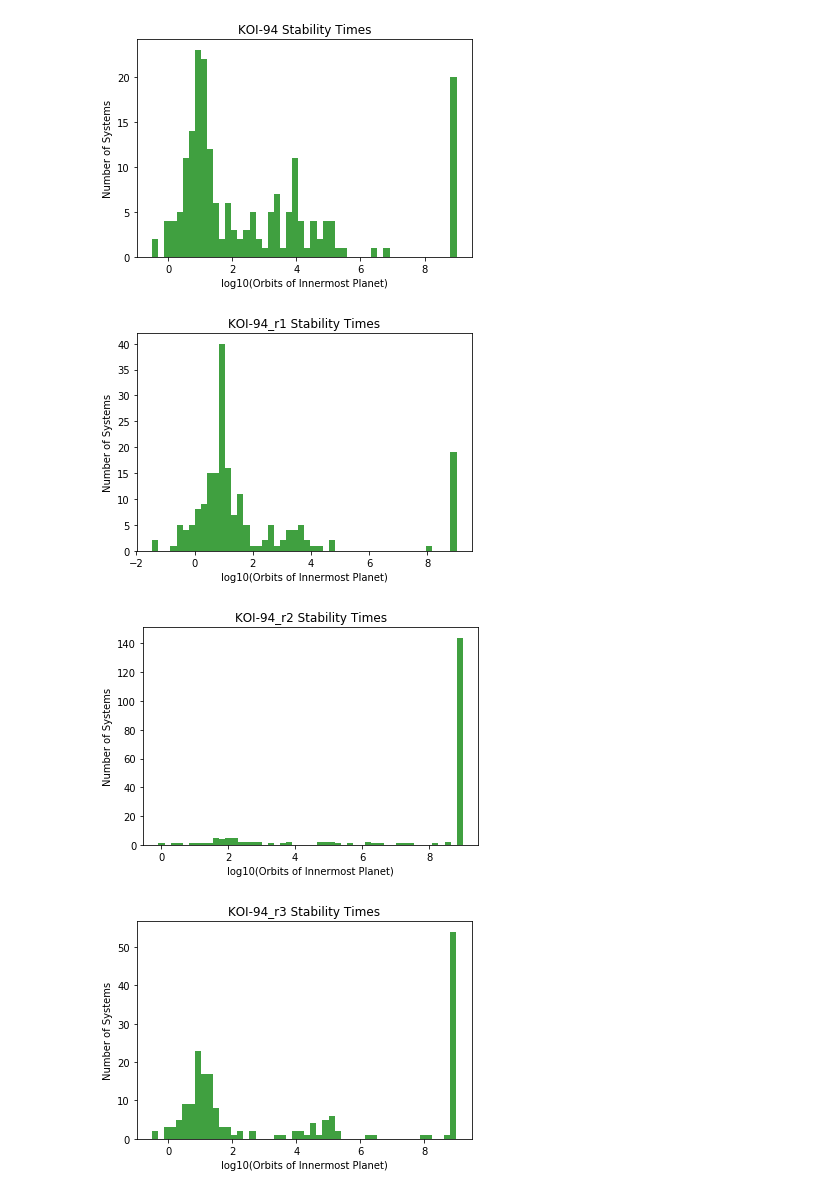
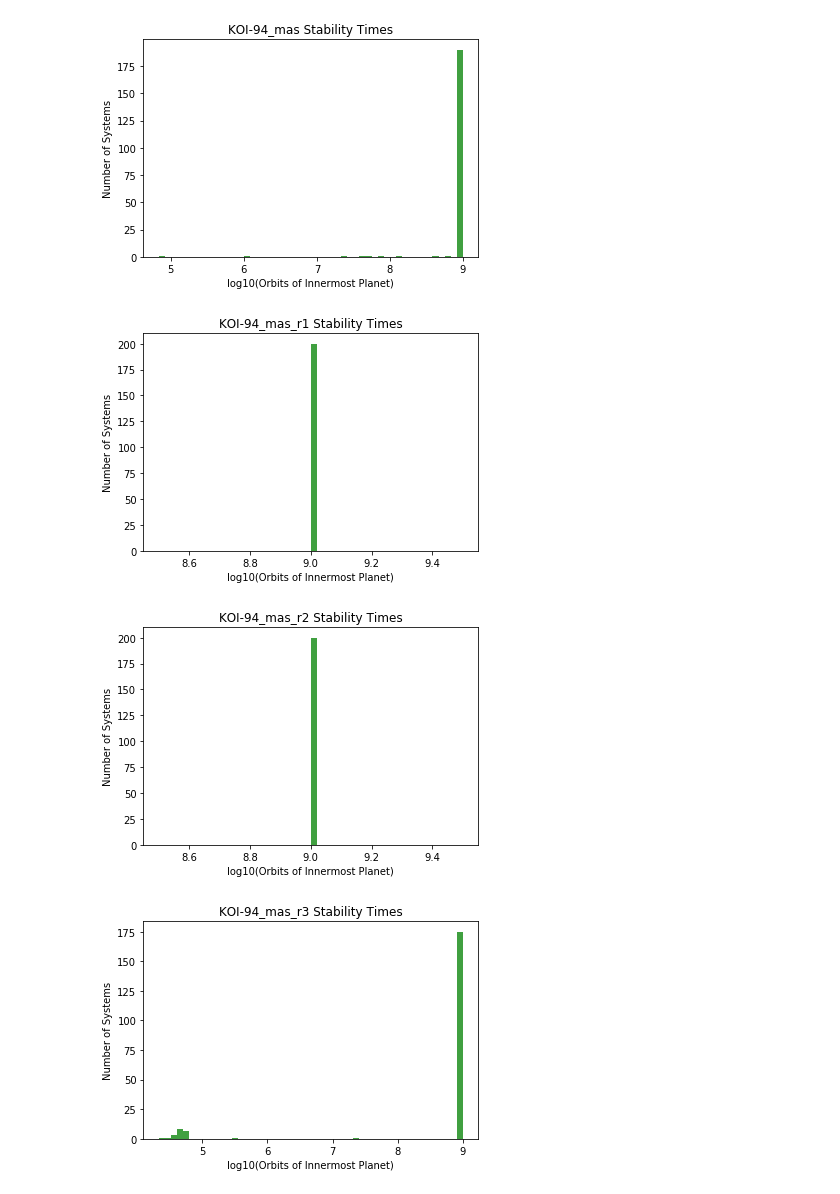
Before and after one commit to christiangil/ML-Stability, a Jupyter notebook: KOI-94 Testing.ipynb, the cells around one changed output. Cells and saved outputs as stored; diff of their text form; code cells hidden in the pictures.

```diff
--- a/KOI-94 Testing.ipynb
+++ b/KOI-94 Testing.ipynb
@@ -16,13 +16,12 @@ def collision(reb_sim, col):
     return 0
 
 #Choose which of the 200 simulations to plot
-#for example, 165 lasted a long time, 145 and 150 didn't
-id_ = int(150)
-
-#arguments
+#for example, 165 lasted a long time, 145 and 150 didn't (true for KOI-94)
+#for example, 109 and 156 lasted a short time, and basically everything else lasted the whole time (true for KOI-94_mas)
+id_ = int(1)
 
 #choose whether or not to remove a planet. NEEDS TO BE CHANGED EVERYTIME!
-system = "KOI-94"
+system = "KOI-94_mas"
 Nplanets = int(4)
 
 maxorbs = float(1000000000)
@@ -97,5 +96,7 @@ fig2 = rebound.OrbitPlot(sim, unitlabel="[AU]", color=True, periastron=True)
 #print the amount of orbits that have occured
 t=sim.t-t0
 print(t/P1)
+
+#sim.getWidget(size=(400,200))
 # %% [output]
 starting simulation
@@ -105,26 +159,26 @@ starting simulation
 # %%
 #histograms of all of the stability time distributions
 stuff=["","_r1","_r2","_r3","_r4"]
 
 #change if desired
 use="orbits"
 
 for i in range(len(stuff)):
-    data=pd.read_csv("systems/KOI-94"+stuff[i]+"_Nbodyresults.csv",header=None)
+    data=pd.read_csv("systems/KOI-94_mas"+stuff[i]+"_Nbodyresults.csv",header=None)
 
     if use=="times":
         times=np.log10(data[4])
         n, bins, patches = plt.hist(times, 50, facecolor='g', alpha=0.75)
         plt.xlabel("log10(Time (yr/2*pi))")
     else:
         orbits=np.log10(np.divide(data[4],data[3]))
         n, bins, patches = plt.hist(orbits, 50, facecolor='g', alpha=0.75)
         plt.xlabel("log10(Orbits of Innermost Planet)")
     plt.ylabel("Number of Systems")
-    plt.title("KOI-94"+stuff[i]+" Stability Times")
+    plt.title(system+stuff[i]+" Stability Times")
     plt.show()
 # %% [output]
-[figure, old version]
+[figure, new version]
-[figure, old version]
+[figure, new version]
-[figure, old version]
+[figure, new version]
-[figure, old version]
+[figure, new version]
```
Also changed, not shown: parts of 3 cells of this notebook.
